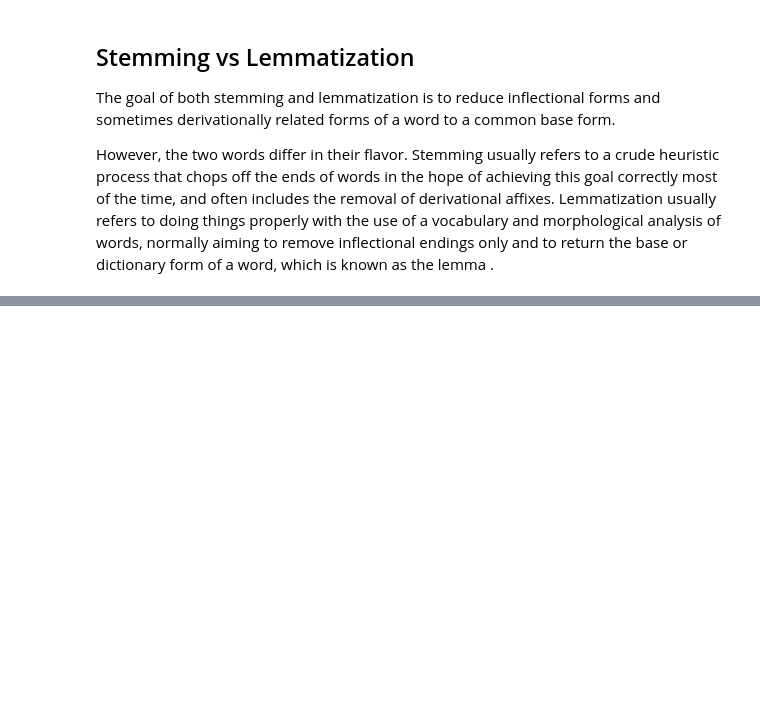
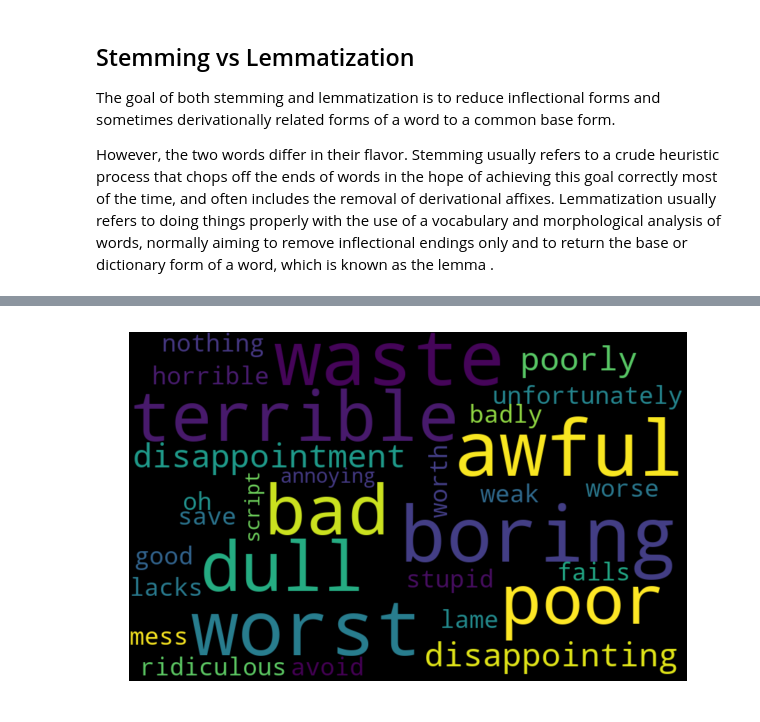
Before and after one commit to skay1899/Data-Science-Projects, a Jupyter notebook: sentiment.ipynb, the cells around one changed output, grey strips where cells are left out. Saved outputs shown, nothing was run; the diff lists cells and outputs as text; code cells hidden in the pictures; blank space fills up the shorter version.

```diff
--- a/sentiment.ipynb
+++ b/sentiment.ipynb
@@ -133,0 +275,16 @@ LookupError:
+# %%
+negative_words=[]
+for best_negative in sorted(
+    feature_to_coef.items(),
+    key=lambda x: x[1],
+    reverse=False)[:30]:
+    negative_words.append(best_negative[0])
+best_neg_words = ' '.join(negative_words)
+wordcloud = WordCloud(width=800, height=500, random_state=21, max_font_size=110).generate(best_neg_words)
+
+plt.figure(figsize=(10, 7))
+plt.imshow(wordcloud, interpolation="bilinear")
+plt.axis('off')
+plt.show()
+# %% [output]
+[figure, added]
```
Also changed, not shown: parts of 15 cells of this notebook.
